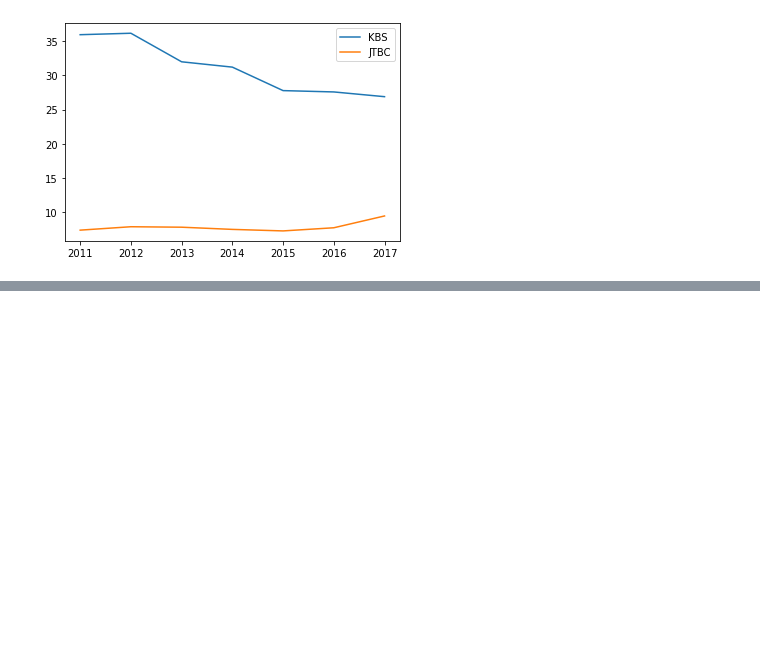
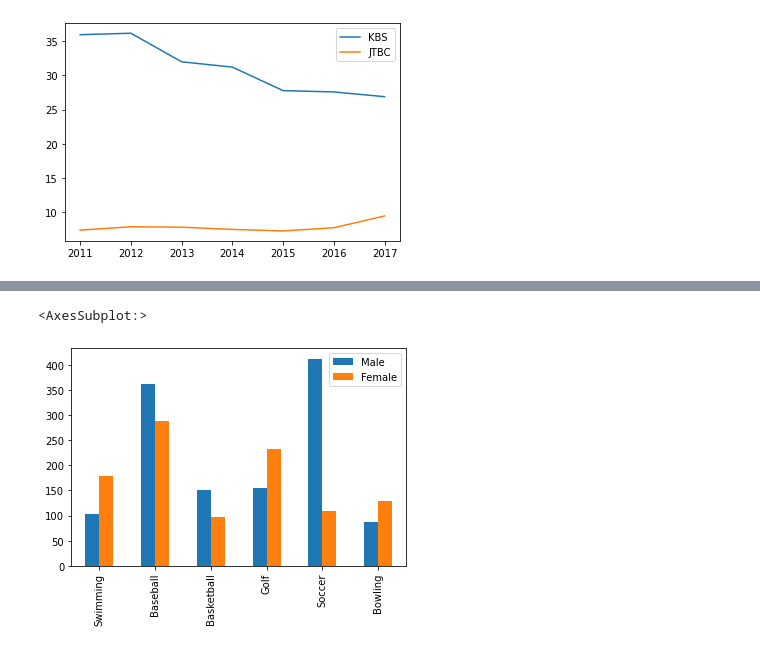
Before and after one commit to saanghyuk/data_science_python, a Jupyter notebook: dt-1/visualization.ipynb, the cells around one changed output, grey strips where cells are left out. Drawn from its saved outputs; the diff is of its cells as text; code cells hidden in the pictures; blank space fills up the shorter version.

```diff
--- a/dt-1/visualization.ipynb
+++ b/dt-1/visualization.ipynb
@@ -33,3 +33,6 @@ df[['KBS', 'JTBC']].plot()
 # %% [output]
 <AxesSubplot:>
 [figure]
+# %%
+df = pd.read_csv('resources/sports.csv', index_col=0)
+df
@@ -35,0 +47,5 @@ df[['KBS', 'JTBC']].plot()
+# %%
+df.plot(kind='bar')
+# %% [output]
+<AxesSubplot:>
+[figure, added]
```
Also changed, not shown: parts of 25 cells of this notebook, 6 other files.
